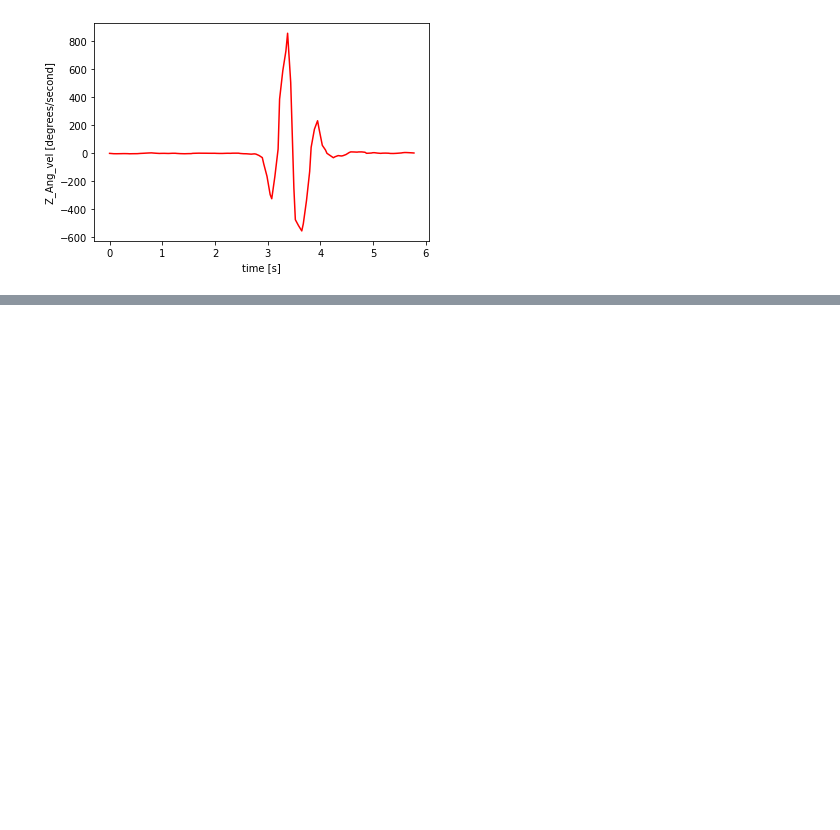
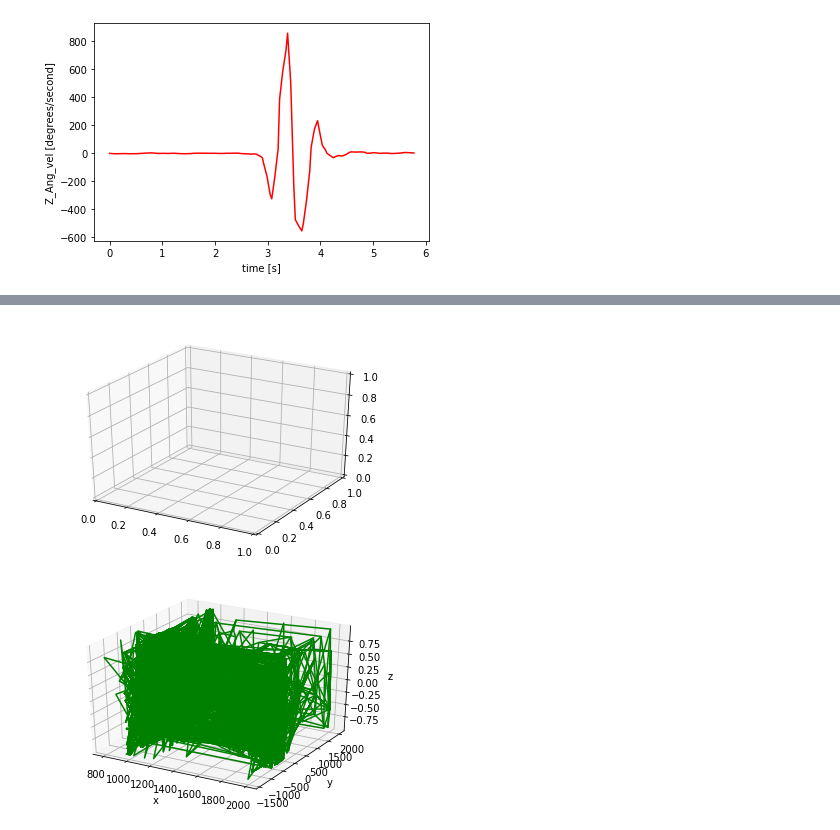
Before and after one commit to Procrastinnovation/Capstone, a Jupyter notebook: pythonVisualizingData/Acceleration.ipynb, the cells around one changed output, grey strips where cells are left out. Cells and saved outputs as stored; diff of their text form; code cells hidden in the pictures; blank space fills up the shorter version.

```diff
--- a/pythonVisualizingData/Acceleration.ipynb
+++ b/pythonVisualizingData/Acceleration.ipynb
@@ -162,0 +186,32 @@ plt.show()
+# %%
+from mpl_toolkits import mplot3d
+
+import numpy as np
+import matplotlib.pyplot as plt
+
+accX = df1['X (mg)']
+accY = df1['Y (mg)']
+accZ = df1['Z (mg)']
+
+fig = plt.figure()
+ax = plt.axes(projection="3d")
+def z_function(x, y):
+    return np.sin(np.sqrt(x ** 2 + y ** 2))
+
+#x = np.linspace(-6, 6, 30)
+#y = np.linspace(-6, 6, 30)
+
+X, Y = np.meshgrid(accX, accY)
+Z = z_function(X, Y)
+
+fig = plt.figure()
+ax = plt.axes(projection="3d")
+ax.plot_wireframe(X, Y, Z, color='green', rstride = 2, cstride = 1, cmap = plt.cm.Blues_r)
+ax.set_xlabel('x')
+ax.set_ylabel('y')
+ax.set_zlabel('z')
+
+plt.show()
+# %% [output]
+[figure, added]
+[figure, added]
```
Also changed, not shown: parts of 1 cell of this notebook.
